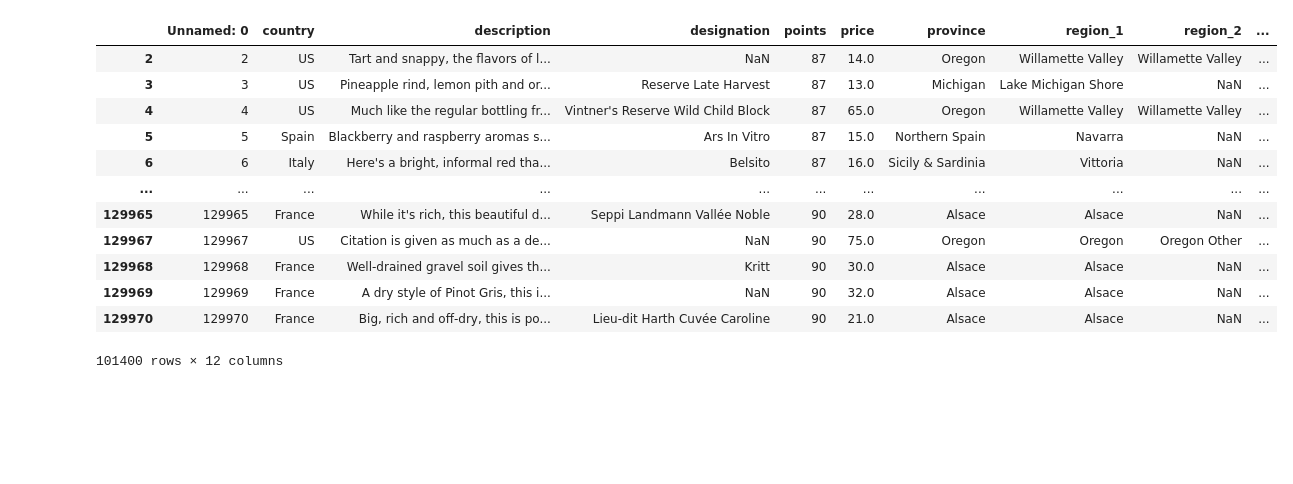
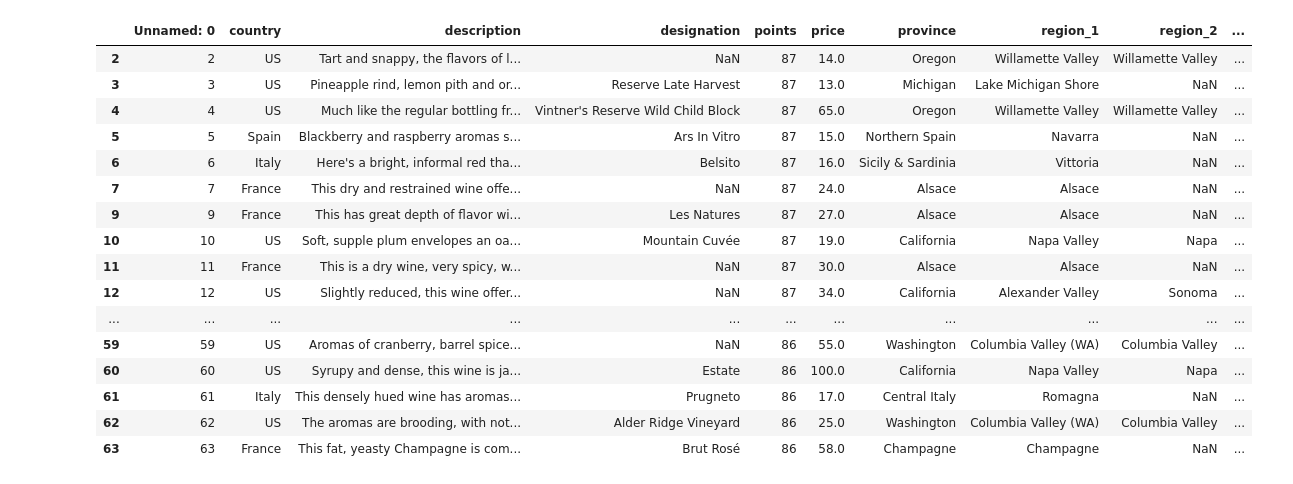
Before and after one commit to j1candel/Wine-Analysis-, a Jupyter notebook: wine-analysis .ipynb, the cells around one changed output. Cells and saved outputs as stored; diff of their text form; code cells hidden in the pictures; blank space fills up the shorter version.

```diff
--- a/wine-analysis .ipynb
+++ b/wine-analysis .ipynb
@@ -17,18 +17,22 @@ wine_data_pd = pd.read_csv(csv_path)
 clean_data_pd = wine_data_pd.drop(['taster_name', 'taster_twitter_handle'], axis=1)
 clean_data_pd = clean_data_pd.dropna(subset=['price', 'region_1'])
 # %%
-clean_data_pd
+clean_data_pd.head(50)
 # %% [output]
 |  | Unnamed: 0 | country | description | designation | points | price | province | region_1 | region_2 | ... |
 | 2 | 2 | US | Tart and snappy, the flavors of l... | NaN | 87 | 14.0 | Oregon | Willamette Valley | Willamette Valley | ... |
 | 3 | 3 | US | Pineapple rind, lemon pith and or... | Reserve Late Harvest | 87 | 13.0 | Michigan | Lake Michigan Shore | NaN | ... |
 | 4 | 4 | US | Much like the regular bottling fr... | Vintner's Reserve Wild Child Block | 87 | 65.0 | Oregon | Willamette Valley | Willamette Valley | ... |
 | 5 | 5 | Spain | Blackberry and raspberry aromas s... | Ars In Vitro | 87 | 15.0 | Northern Spain | Navarra | NaN | ... |
 | 6 | 6 | Italy | Here's a bright, informal red tha... | Belsito | 87 | 16.0 | Sicily & Sardinia | Vittoria | NaN | ... |
+| 7 | 7 | France | This dry and restrained wine offe... | NaN | 87 | 24.0 | Alsace | Alsace | NaN | ... |
+| 9 | 9 | France | This has great depth of flavor wi... | Les Natures | 87 | 27.0 | Alsace | Alsace | NaN | ... |
+| 10 | 10 | US | Soft, supple plum envelopes an oa... | Mountain Cuvée | 87 | 19.0 | California | Napa Valley | Napa | ... |
+| 11 | 11 | France | This is a dry wine, very spicy, w... | NaN | 87 | 30.0 | Alsace | Alsace | NaN | ... |
+| 12 | 12 | US | Slightly reduced, this wine offer... | NaN | 87 | 34.0 | California | Alexander Valley | Sonoma | ... |
 | ... | ... | ... | ... | ... | ... | ... | ... | ... | ... | ... |
-| 129965 | 129965 | France | While it's rich, this beautiful d... | Seppi Landmann Vallée Noble | 90 | 28.0 | Alsace | Alsace | NaN | ... |
-| 129967 | 129967 | US | Citation is given as much as a de... | NaN | 90 | 75.0 | Oregon | Oregon | Oregon Other | ... |
-| 129968 | 129968 | France | Well-drained gravel soil gives th... | Kritt | 90 | 30.0 | Alsace | Alsace | NaN | ... |
-| 129969 | 129969 | France | A dry style of Pinot Gris, this i... | NaN | 90 | 32.0 | Alsace | Alsace | NaN | ... |
-| 129970 | 129970 | France | Big, rich and off-dry, this is po... | Lieu-dit Harth Cuvée Caroline | 90 | 21.0 | Alsace | Alsace | NaN | ... |
+| 59 | 59 | US | Aromas of cranberry, barrel spice... | NaN | 86 | 55.0 | Washington | Columbia Valley (WA) | Columbia Valley | ... |
+| 60 | 60 | US | Syrupy and dense, this wine is ja... | Estate | 86 | 100.0 | California | Napa Valley | Napa | ... |
+| 61 | 61 | Italy | This densely hued wine has aromas... | Prugneto | 86 | 17.0 | Central Italy | Romagna | NaN | ... |
+| 62 | 62 | US | The aromas are brooding, with not... | Alder Ridge Vineyard | 86 | 25.0 | Washington | Columbia Valley (WA) | Columbia Valley | ... |
+| 63 | 63 | France | This fat, yeasty Champagne is com... | Brut Rosé | 86 | 58.0 | Champagne | Champagne | NaN | ... |
-101400 rows × 12 columns
```
Also changed, not shown: 3 other files.
